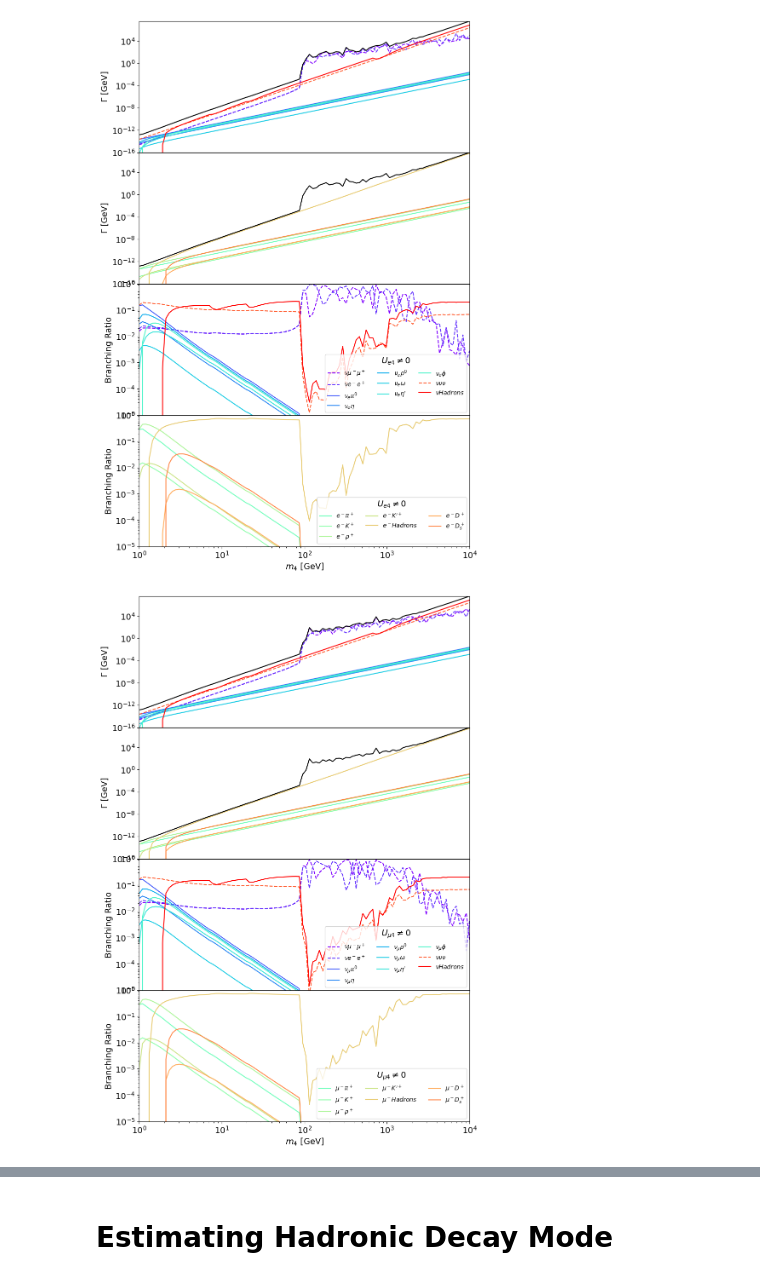
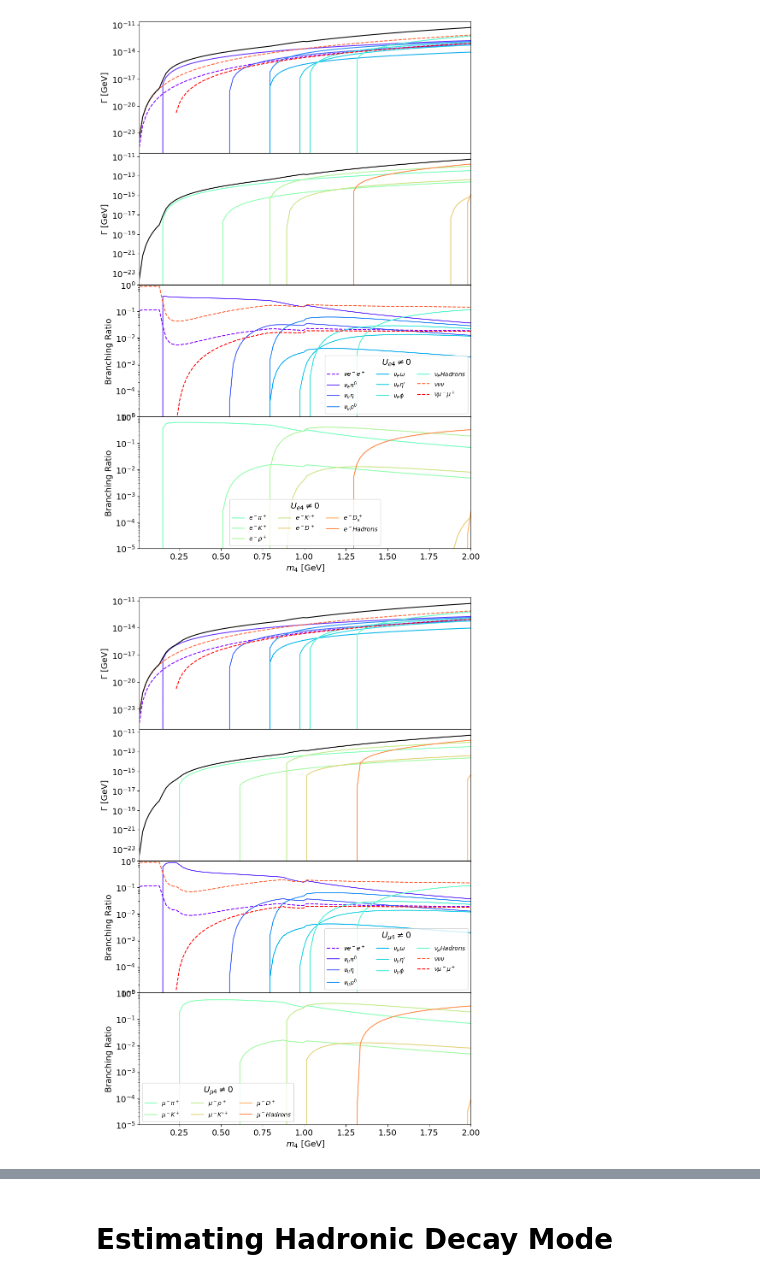
Before and after one commit to nickkamp1/SIREN_KM3NeT, a Jupyter notebook: HNLDecayWidths.ipynb, the cells around one changed output, grey strips where cells are left out. Saved outputs shown, nothing was run; the diff lists cells and outputs as text; code cells hidden in the pictures.

Commit message:
full SIREN implementation of hadronic and W/Z decays

```diff
--- a/HNLDecayWidths.ipynb
+++ b/HNLDecayWidths.ipynb
@@ -23,7 +23,7 @@ latex_labels = {"NuLight":r"\nu",
                 "NuMu":r"\nu_\mu",
                 "NuTau":r"\nu_\tau"}
 
-for meson in ["Qball","Pi","K","D","Ds","Rho","KPrime","Eta","EtaPrime","Omega","Phi","E","Mu","Tau"]:
+for meson in ["W","Z","Qball","Pi","K","D","Ds","Rho","KPrime","Eta","EtaPrime","Omega","Phi","E","Mu","Tau"]:
     lmeson = meson
     if meson=="Ds": lmeson = "D_s"
     if meson=="Pi": lmeson = "\pi"
@@ -45,8 +45,8 @@ for meson in ["Qball","Pi","K","D","Ds","Rho","KPrime","Eta","EtaPrime","Omega",
 # %%
 mrange = np.linspace(0.01,3,100)
 mrange = np.linspace(0.01,2,100)
-mrange = np.linspace(1,2,100)
-mrange = np.logspace(0,4,100)
+# mrange = np.linspace(1,2,100)
+# mrange = np.logspace(1,3,100)
 
 decay_width_dict_e = {}
 decay_width_dict_mu = {}
@@ -126,6 +126,9 @@ for i,decay_width_dict in enumerate([decay_width_dict_e,
         if sum(np.array(widths)[:,1]) <= 0:
             continue
         color = colormap[ic]
+        if(channel[1] == siren.dataclasses.Particle.ParticleType.WPlus):
+            print(channel)
+            print(widths)
         ls="-"
         ic+=1
         if channel=="total":
@@ -149,35 +152,35 @@ for i,decay_width_dict in enumerate([decay_width_dict_e,
                 axnum = 1
             ax[axnum].plot(np.array(widths)[:,0],np.array(widths)[:,1],color=color,ls=ls)
             mass_flag = np.array(widths)[:,0]
             mass_indices = np.where(np.in1d(np.array(decay_width_dict["total"])[:,0], np.array(widths)[:,0]))[0]
             y = np.array(widths)[:,1]/(np.array(decay_width_dict["total"])[mass_indices,1])
             ax[axnum+2].plot(np.array(widths)[:,0],y,label=label,color=color,ls=ls)
         else:
             ax[0].plot(np.array(widths)[:,0],np.array(widths)[:,1],color=color,ls=ls)
             ax[1].plot(np.array(widths)[:,0],np.array(widths)[:,1],color=color,ls=ls)
     ax[3].set_xlabel(r"$m_4$ [GeV]",fontsize=14)
     ax[0].set_ylabel(r"$\Gamma$ [GeV]",fontsize=14)
     ax[1].set_ylabel(r"$\Gamma$ [GeV]",fontsize=14)
     ax[2].set_ylabel(r"Branching Ratio",fontsize=14)
     ax[3].set_ylabel(r"Branching Ratio",fontsize=14)
     ax[0].set_xlim(mrange[0],mrange[-1])
-    ax[0].set_ylim(1e-16)
-    ax[1].set_ylim(1e-16)
+    #ax[0].set_ylim(1e-16)
+    #ax[1].set_ylim(1e-16)
     ax[2].set_ylim(1e-5,1)
     ax[3].set_ylim(1e-5,1)
     for _i in range(4):
-        ax[_i].loglog()
+        ax[_i].semilogy()
         ax[_i].tick_params(axis="both",labelsize=14)
     if i==0: title = r"$U_{e 4} \neq 0$"
     if i==1: title = r"$U_{\mu 4} \neq 0$"
     if i==2: title = r"$U_{\tau 4} \neq 0$"
     if i==3: title = r"$U_{e 4} = U_{\mu 4} = U_{\tau 4}$"
     l1 = ax[2].legend(ncol=3,title=title)
     l2 = ax[3].legend(ncol=3,title=title)
     l1.get_title().set_fontsize('14')
     l2.get_title().set_fontsize('14')
     plt.savefig("DecayWidths%d.pdf"%i,dpi=100)
     plt.show()
 # %% [output]
-[figure, old version]
+[figure, new version]
-[figure, old version]
+[figure, new version]
```
Also changed, not shown: parts of 3 cells of this notebook, 1 other file.
